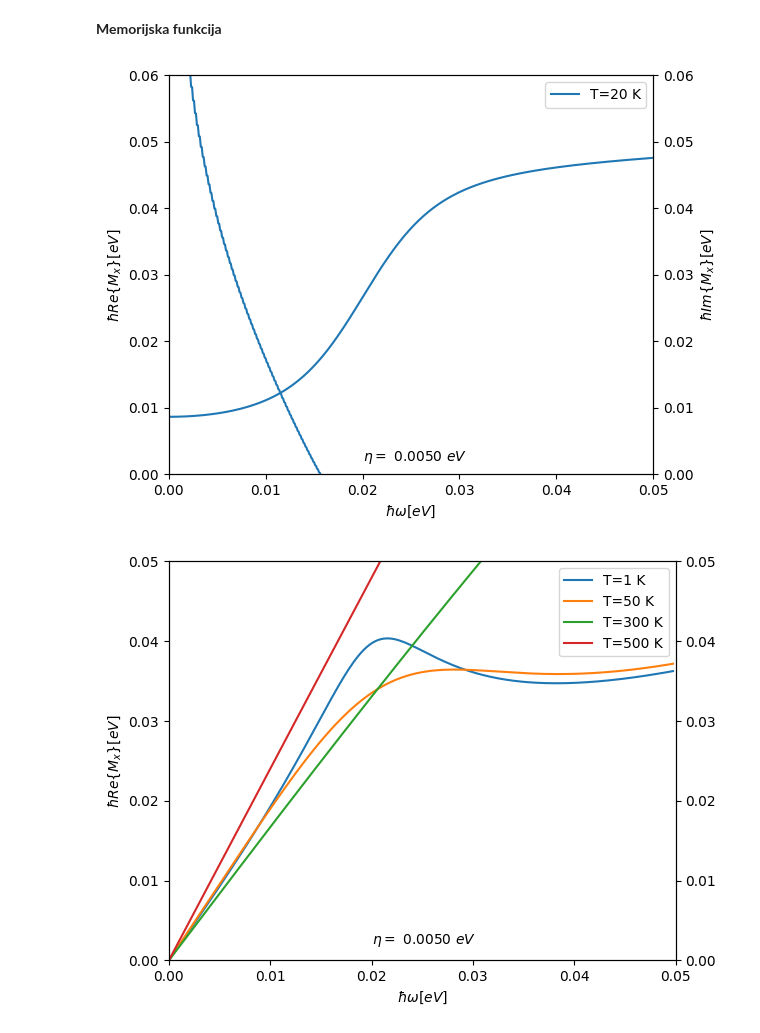
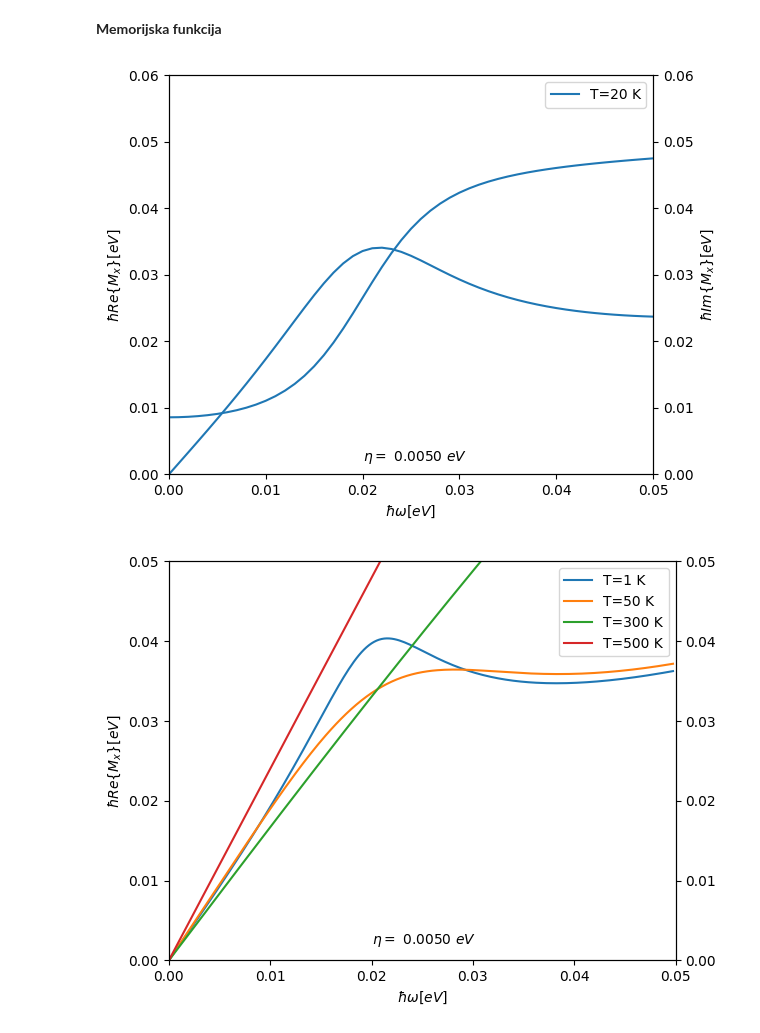
Before and after one commit to ppapac/24112024_memfn, a Jupyter notebook: MemoryDirac3D_012325.ipynb, the cells around one changed output. Saved outputs shown, nothing was run; the diff lists cells and outputs as text; code cells hidden in the pictures.

```diff
--- a/MemoryDirac3D_012325.ipynb
+++ b/MemoryDirac3D_012325.ipynb
@@ -26,8 +26,7 @@ alpha_ac = 1
 hbar_w_op = 0.02
 eta_0 = 5 * 10 ** (-3)
 M = 0.0
-Kf = 0.25  # eV
-Kf_20 = 0.26  # 20K
+Kf_20 = 0.26  # 20 K
 vf = 4 * 10**5
 a = 100 ** (1 / 3) * 10 ** (-10)
 T_0 = 20
@@ -35,7 +34,7 @@ T_0 = 20
 
 Ef = sqrt(Kf_20**2 + M**2)
 Kf_ = Kf_20 / hbar / vf * a  # unitless
-Kf_max = 8 * Kf_
+Kf_max = 1 / hbar / vf * a
 hbar_w_ac = 0.01 / Kf_max
 G_op2 = alpha_op
 G_ac2 = alpha_ac * hbar * vf / a
@@ -115,7 +114,7 @@ def ss_sum_imag(K, hbar_w, hbar_w_ph, T, u, eta):
 
 def mem_fn(ss_sum_fn, hbar_w, hbar_w_ph, u, T, eta):
     integral_k = integrate.quad(
-        ss_sum_fn, 0, Kf_ * 4.0, args=(hbar_w, hbar_w_ph, T, u, eta), limit=80000
+        ss_sum_fn, 0, Kf_max, args=(hbar_w, hbar_w_ph, T, u, eta), limit=80000
     )[0]
     return (
         -G_op2 * integral_k / (2 * pi) ** 2 * 2
@@ -123,8 +122,7 @@ def mem_fn(ss_sum_fn, hbar_w, hbar_w_ph, u, T, eta):
 # %% [markdown]
 **Memorijska funkcija**
 # %%
-ws_0 = np.arange(0, 0.25, 0.0001)
-
+ws_0 = np.arange(0, 0.1, 0.001)
 
 
 def calculate_integral_points(mem_fn, T=T_0, eta=eta_0, ws=ws_0):
@@ -160,8 +158,7 @@ def calculate_integral_points(mem_fn, T=T_0, eta=eta_0, ws=ws_0):
     return result_real, result_imag
 
 
-
-def setup_plot(real=True, imag=True, x_lim=[0.0, 0.05], y_lim=[0.0, 0.06]):
+def setup_plot(real=True, imag=True, x_lim=[0.0, 0.05], y_lim=[0, 0.06]):
 
     fig, ax1 = plt.subplots()
 
@@ -179,7 +176,6 @@ def setup_plot(real=True, imag=True, x_lim=[0.0, 0.05], y_lim=[0.0, 0.06]):
 
     ax1.set_ylim(y_lim)
 
-
     ax2 = ax1.twinx()
 
     if imag and real:
@@ -190,16 +186,13 @@ def setup_plot(real=True, imag=True, x_lim=[0.0, 0.05], y_lim=[0.0, 0.06]):
 
     ax2.set_ylim(y_lim)
 
-
     return fig, ax1, ax2
-
 
 
 def plot_real_and_imag_result(
     ax1, ax2, result_real, result_imag, T=None, eta=None, ws=ws_0
 ):
     assert T or eta
-
 
     ax1.plot(ws, result_real, label=f"T={T} K" if T else f"$\eta = $ {eta:.4f} eV")
 
@@ -214,23 +207,19 @@ def plot_real_and_imag_result(
         plt.text(0.020, 0.002, f"T={T_0} K", fontsize=10)
 
 
-
 def plot_result(ax, result, T=None, eta=None, ws=ws_0):
 
     ax.plot(ws, result, label=f"T={T} K" if T else f"$\eta = $ {eta:.5f} eV")
 # %%
 fig, *axs = setup_plot()
 integrals = calculate_integral_points(mem_fn)
-real_to_plot = hilbert(integrals[1])
-# arrays_to_csv(ws_0, integrals[0], f"op, real, K_max=4.0K_f, T=20K, eta={eta_0}eV")
-# arrays_to_csv(ws_0, integrals[1], f"op, imag, K_max=4.0K_f, T=20K, eta={eta_0}eV")
-plot_real_and_imag_result(
-    *axs, result_real=np.imag(real_to_plot), result_imag=integrals[1], T=T_0
-)
+arrays_to_csv(ws_0, integrals[0], f"op, real, T=20K, eta={eta_0}eV")
+arrays_to_csv(ws_0, integrals[1], f"op, imag, T=20K, eta={eta_0}eV")
+plot_real_and_imag_result(*axs, *integrals, T=T_0)
 axs[0].legend(loc="best")
 fig.tight_layout()
 # %% [output]
-[figure, old version]
+[figure, new version]
 # %%
 fig, *axs = setup_plot(imag=False, y_lim=[0, 0.05])
 ws_to_plot = np.arange(0, 0.05, 0.00025)
```
Also changed, not shown: parts of 3 cells of this notebook, 8 other files.
